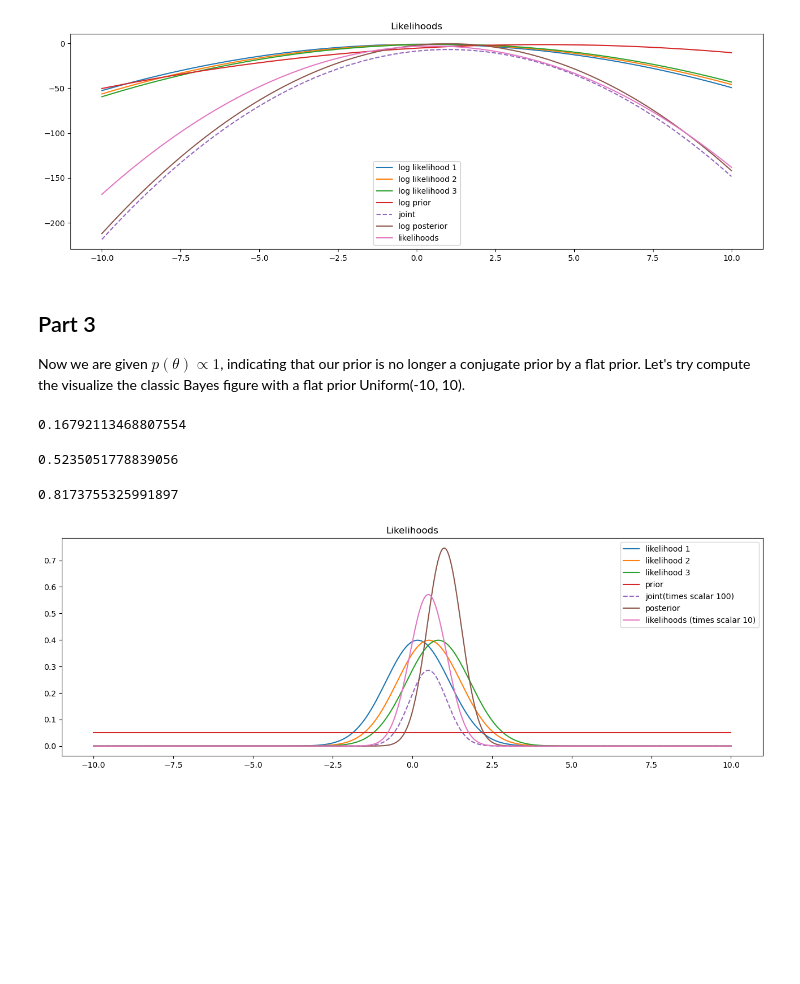
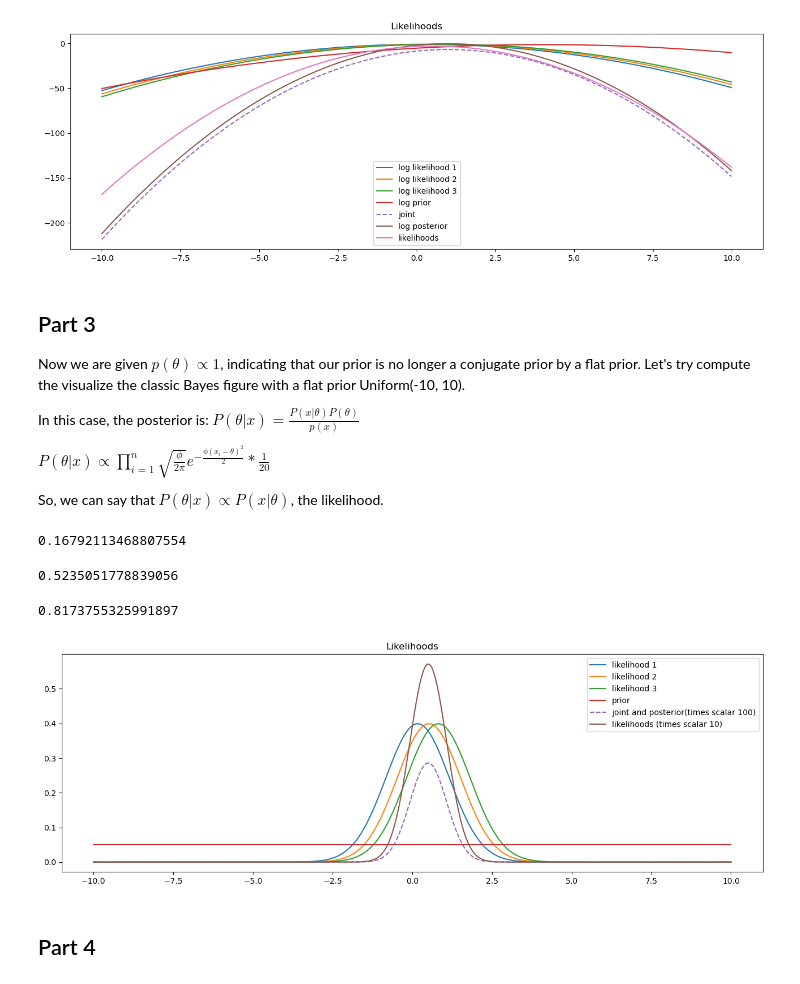
Before and after one commit to HarryC493/STA365, a Jupyter notebook: Homeworks/STA365HW2.ipynb, the cells around one changed output. Saved outputs shown, nothing was run; the diff lists cells and outputs as text; code cells hidden in the pictures; blank space fills up the shorter version.

Commit message:
Add images

```diff
--- a/Homeworks/STA365HW2.ipynb
+++ b/Homeworks/STA365HW2.ipynb
@@ -148,6 +151,14 @@ plt.title("Likelihoods");
 # %% [markdown]
 ## Part 3
 Now we are given $p(\theta) \propto 1$, indicating that our prior is no longer a conjugate prior by a flat prior. Let's try compute the visualize the classic Bayes figure with a flat prior Uniform(-10, 10).
+
+In this case, the posterior is:
+$P(\theta | x) = \frac{P(x|\theta) P(\theta)}{p(x)}$
+
+
+$P(\theta | x) \propto \prod_{i=1}^n\sqrt{\frac{\phi}{2\pi}} e^{-\frac{\phi\left(x_i-\theta\right)^2}{2}} * \frac{1}{20}$
+
+So, we can say that $P(\theta | x) \propto P(x|\theta)$, the likelihood.
 # %%
 # Set seed for replication
 np.random.seed(365)
@@ -163,34 +174,35 @@ x3 = stats.norm(loc=0,scale=1).rvs(1)[0]
 likelihood1 = stats.norm.pdf(x1,
                             loc=parameter_domain, scale=1) # sigma=1 known
 likelihood2 = stats.norm.pdf(x2,
                             loc=parameter_domain, scale=1) # sigma=1 known
 likelihood3 = stats.norm.pdf(x3,
                             loc=parameter_domain, scale=1) # sigma=1 known
 likelihoods = likelihood1*likelihood2*likelihood3
 # Create the prior, the same way as the given example
 theta_0, tau = 4, 1/2
 prior = stats.uniform(loc=-10, scale=20).pdf(parameter_domain)
 
 # Create joint distribution
 c,c2 = 100,10;
 joint = c*likelihoods*prior
 
 # Create posterior distribution
-posterior = stats.norm(loc=(tau*theta_0+x1+x2+x3)/(tau+n), scale=1/(tau+n)**0.5).pdf(parameter_domain)
+posterior = joint
 
 display(x1, x2, x3)
 plt.figure(figsize=(16,5))
 plt.plot(parameter_domain, likelihood1, label="likelihood 1")
 plt.plot(parameter_domain, likelihood2, label="likelihood 2")
 plt.plot(parameter_domain, likelihood3, label="likelihood 3")
 plt.plot(parameter_domain, prior, label="prior")
-plt.plot(parameter_domain, joint, linestyle="--", label="joint(times scalar 100)")
-plt.plot(parameter_domain, posterior, label="posterior")
+plt.plot(parameter_domain, joint, linestyle="--", label="joint and posterior(times scalar 100)")
 plt.plot(parameter_domain, c2*likelihoods, label="likelihoods (times scalar 10)")
 plt.legend();
 plt.title("Likelihoods");
 # %% [output]
 0.16792113468807554
 0.5235051778839056
 0.8173755325991897
-[figure, old version]
+[figure, new version]
+# %% [markdown]
+## Part 4
```
Also changed, not shown: parts of 2 cells of this notebook, 3 other files.
